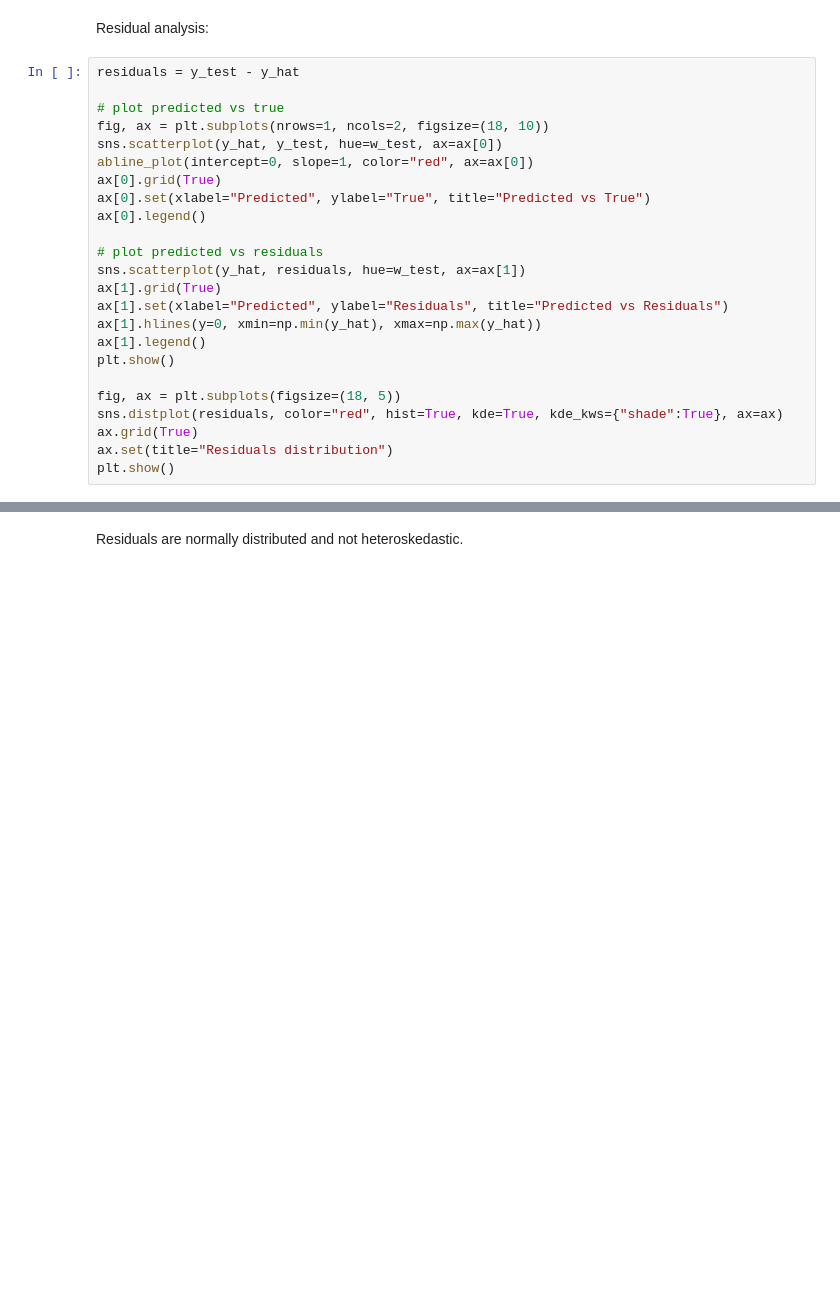
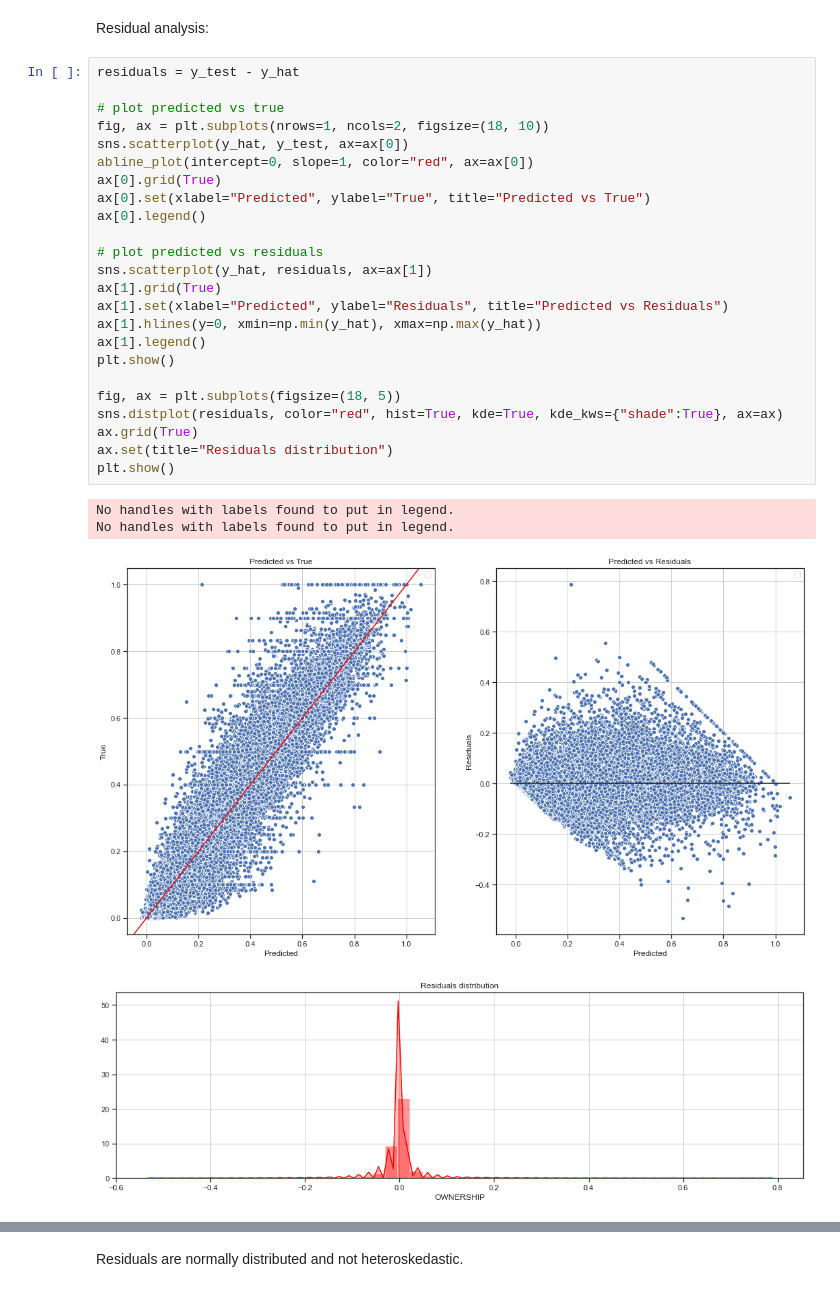
Before and after one commit to bshim1108/pyNBA, a Jupyter notebook: pyNBA/Research/Ownership.ipynb, the cells around one changed output, grey strips where cells are left out. Saved outputs shown, nothing was run; the diff lists cells and outputs as text; blank space fills up the shorter version.

```diff
--- a/pyNBA/Research/Ownership.ipynb
+++ b/pyNBA/Research/Ownership.ipynb
@@ -669,27 +719,32 @@ Residual analysis:
 # %%
 residuals = y_test - y_hat
 
 # plot predicted vs true
 fig, ax = plt.subplots(nrows=1, ncols=2, figsize=(18, 10))
-sns.scatterplot(y_hat, y_test, hue=w_test, ax=ax[0])
+sns.scatterplot(y_hat, y_test, ax=ax[0])
 abline_plot(intercept=0, slope=1, color="red", ax=ax[0])
 ax[0].grid(True)
 ax[0].set(xlabel="Predicted", ylabel="True", title="Predicted vs True")
 ax[0].legend()
 
 # plot predicted vs residuals
-sns.scatterplot(y_hat, residuals, hue=w_test, ax=ax[1])
+sns.scatterplot(y_hat, residuals, ax=ax[1])
 ax[1].grid(True)
 ax[1].set(xlabel="Predicted", ylabel="Residuals", title="Predicted vs Residuals")
 ax[1].hlines(y=0, xmin=np.min(y_hat), xmax=np.max(y_hat))
 ax[1].legend()
 plt.show()
 
 fig, ax = plt.subplots(figsize=(18, 5))
 sns.distplot(residuals, color="red", hist=True, kde=True, kde_kws={"shade":True}, ax=ax)
 ax.grid(True)
 ax.set(title="Residuals distribution")
 plt.show()
+# %% [output]
+No handles with labels found to put in legend.
+No handles with labels found to put in legend.
+[figure, added]
+[figure, added]
 # %%
 stat, p = shapiro(residuals)
 print(stat, p)
```
Also changed, not shown: parts of 8 cells of this notebook, 15 other files.
